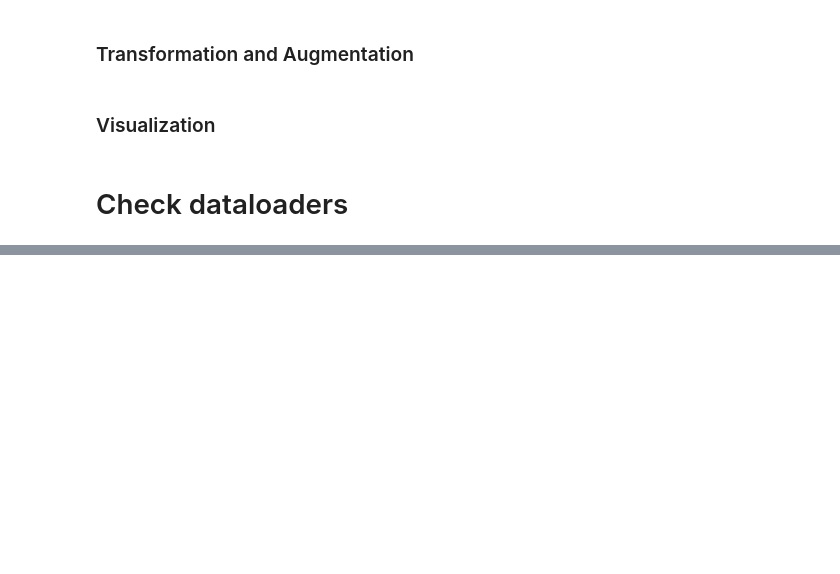
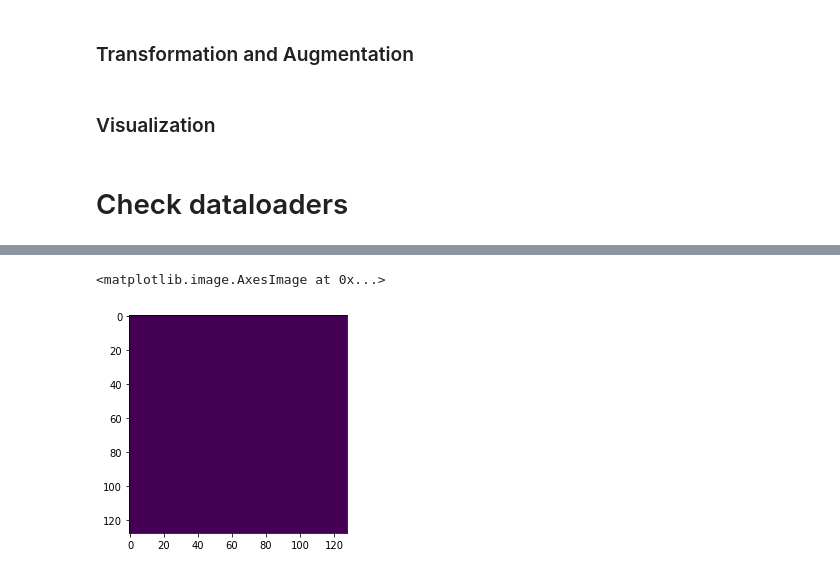
Before and after one commit to blufzzz/FCDNet, a Jupyter notebook: debug.ipynb, the cells around one changed output, grey strips where cells are left out. Saved outputs shown, nothing was run; the diff lists cells and outputs as text; code cells hidden in the pictures; blank space fills up the shorter version.

```diff
--- a/debug.ipynb
+++ b/debug.ipynb
@@ -345,0 +366,5 @@ val_loader = DataLoader(val_ds,
+# %%
+plt.imshow(seg[:,64,:])
+# %% [output]
+<matplotlib.image.AxesImage at 0x...>
+[figure, added]
```
Also changed, not shown: parts of 15 cells of this notebook, 4 other files.
